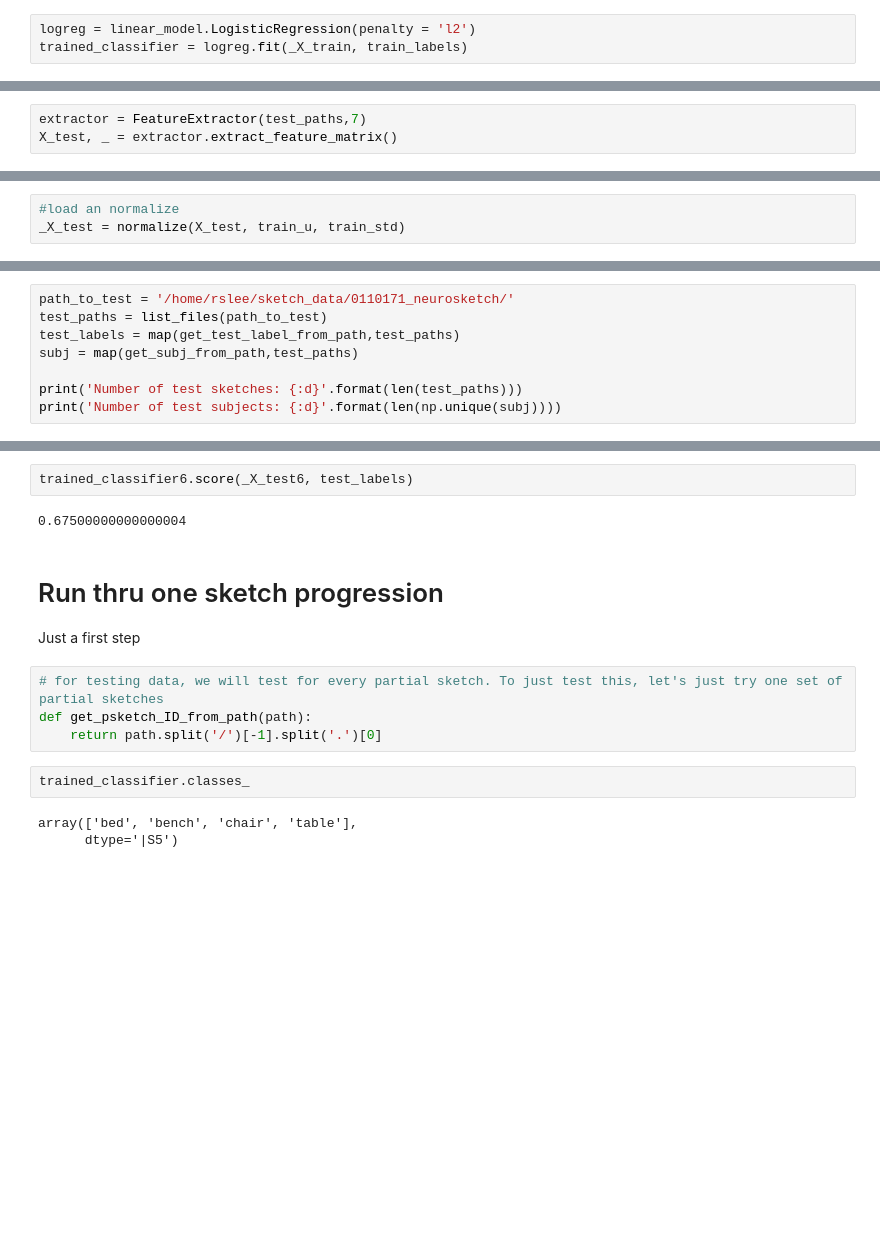
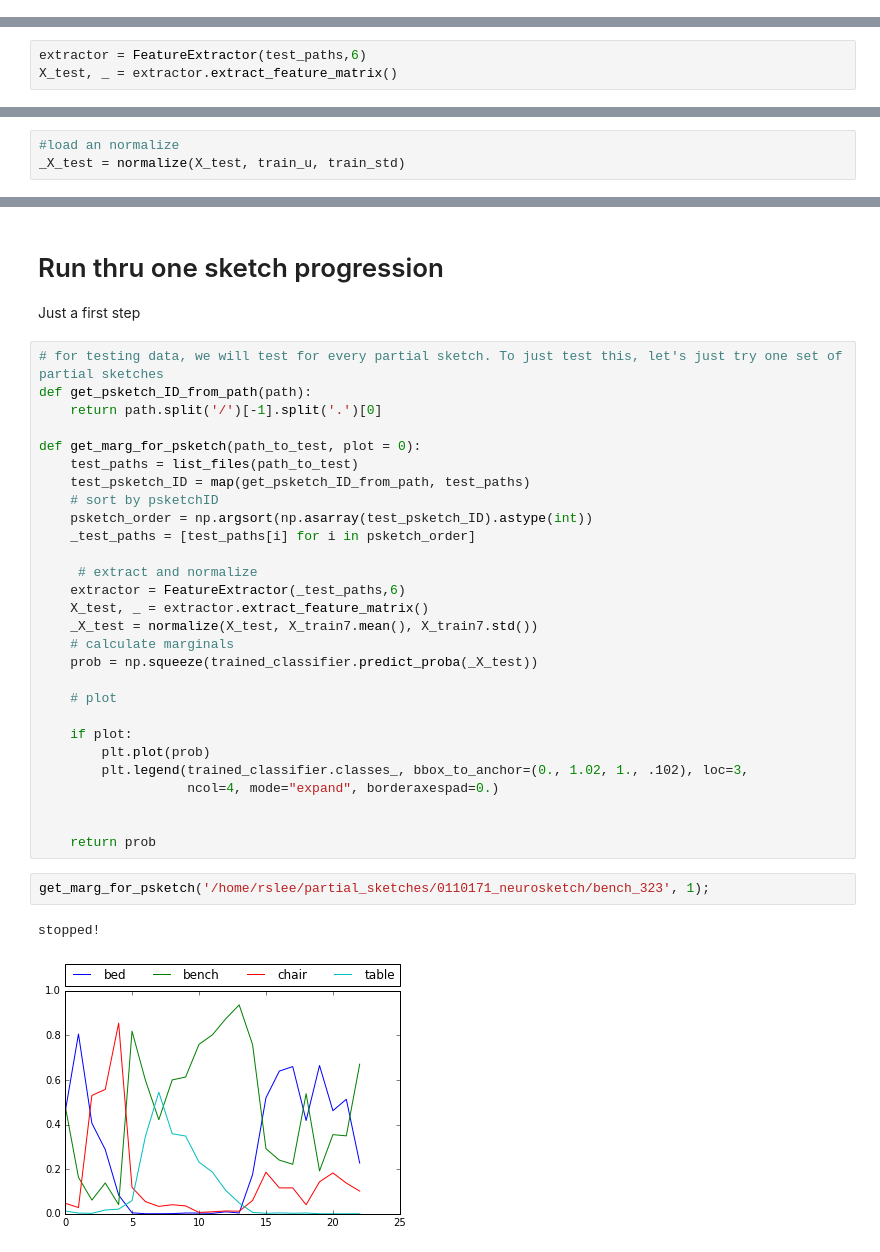
Before and after one commit to judithfan/sketchfeat, a Jupyter notebook: Sketch progression Analysis.ipynb, the cells around one changed output, grey strips where cells are left out. Saved outputs shown, nothing was run; the diff lists cells and outputs as text; blank space fills up the shorter version.

```diff
--- a/Sketch progression Analysis.ipynb
+++ b/Sketch progression Analysis.ipynb
@@ -148,7 +166,4 @@ logreg = linear_model.LogisticRegression(solver = 'lbfgs', multi_class = 'multin
 trained_classifier = logreg.fit(_X_train, train_labels)
-# %%
-logreg = linear_model.LogisticRegression(penalty = 'l2')
-trained_classifier = logreg.fit(_X_train, train_labels)
 # %% [markdown]
 # Sanity check
 
@@ -174,3 +186,3 @@ Number of test subjects: 35
 # %%
-extractor = FeatureExtractor(test_paths,7)
+extractor = FeatureExtractor(test_paths,6)
 X_test, _ = extractor.extract_feature_matrix()
@@ -276,8 +193,0 @@ Accuracy for cross-val of sketches used for training (baseline sketches) are 0.8
-# %%
-path_to_test = '/home/rslee/sketch_data/0110171_neurosketch/'
-test_paths = list_files(path_to_test)
-test_labels = map(get_test_label_from_path,test_paths)
-subj = map(get_subj_from_path,test_paths)
-
-print('Number of test sketches: {:d}'.format(len(test_paths)))
-print('Number of test subjects: {:d}'.format(len(np.unique(subj))))
@@ -314,20 +194,40 @@ _X_test6 = normalize(X_test6, train_u6, train_std6)
-# %%
-trained_classifier6.score(_X_test6, test_labels)
-# %% [output]
-0.67500000000000004
 # %% [markdown]
 # Run thru one sketch progression
 
 Just a first step
-# %%
-# for testing data, we will test for every partial sketch. To just test this, let's just try one set of partial sketches
-def get_psketch_ID_from_path(path):
-    return path.split('/')[-1].split('.')[0]
-# %%
-trained_classifier.classes_
-# %% [output]
-array(['bed', 'bench', 'chair', 'table'],
-      dtype='|S5')
+# %%
+# for testing data, we will test for every partial sketch. To just test this, let's just try one set of partial sketches
+def get_psketch_ID_from_path(path):
+    return path.split('/')[-1].split('.')[0]
+
+def get_marg_for_psketch(path_to_test, plot = 0):
+    test_paths = list_files(path_to_test)
+    test_psketch_ID = map(get_psketch_ID_from_path, test_paths)
+    # sort by psketchID
+    psketch_order = np.argsort(np.asarray(test_psketch_ID).astype(int))
+    _test_paths = [test_paths[i] for i in psketch_order]
+
+     # extract and normalize
+    extractor = FeatureExtractor(_test_paths,6)
+    X_test, _ = extractor.extract_feature_matrix()
+    _X_test = normalize(X_test, X_train7.mean(), X_train7.std())
+    # calculate marginals
+    prob = np.squeeze(trained_classifier.predict_proba(_X_test))
+
+    # plot
+
+    if plot:
+        plt.plot(prob)
+        plt.legend(trained_classifier.classes_, bbox_to_anchor=(0., 1.02, 1., .102), loc=3,
+                   ncol=4, mode="expand", borderaxespad=0.)
+
+
+    return prob
+# %%
+get_marg_for_psketch('/home/rslee/partial_sketches/0110171_neurosketch/bench_323', 1);
+# %% [output]
+stopped!
+[figure, added]
 # %%
 path_to_test = '/home/rslee/partial_sketches/0110171_neurosketch/bed_320'
 test_paths = list_files(path_to_test)
```
Also changed, not shown: parts of 34 cells of this notebook.
